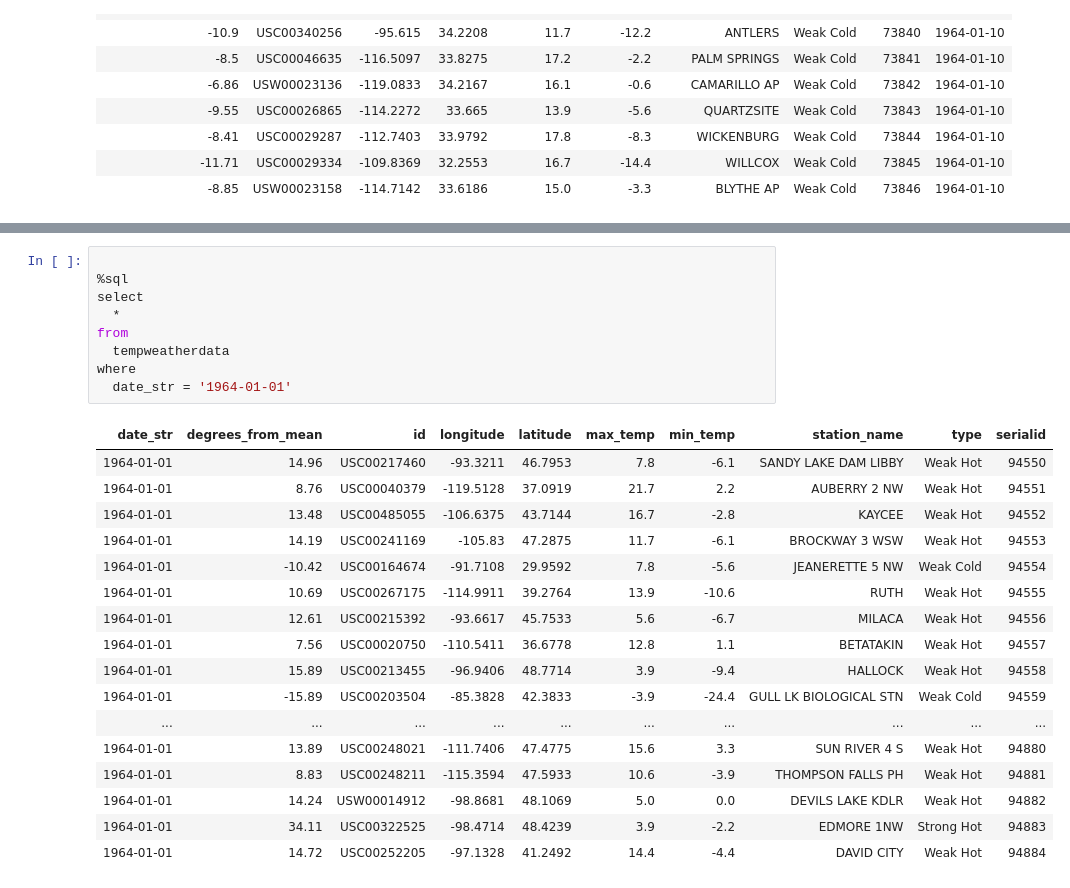
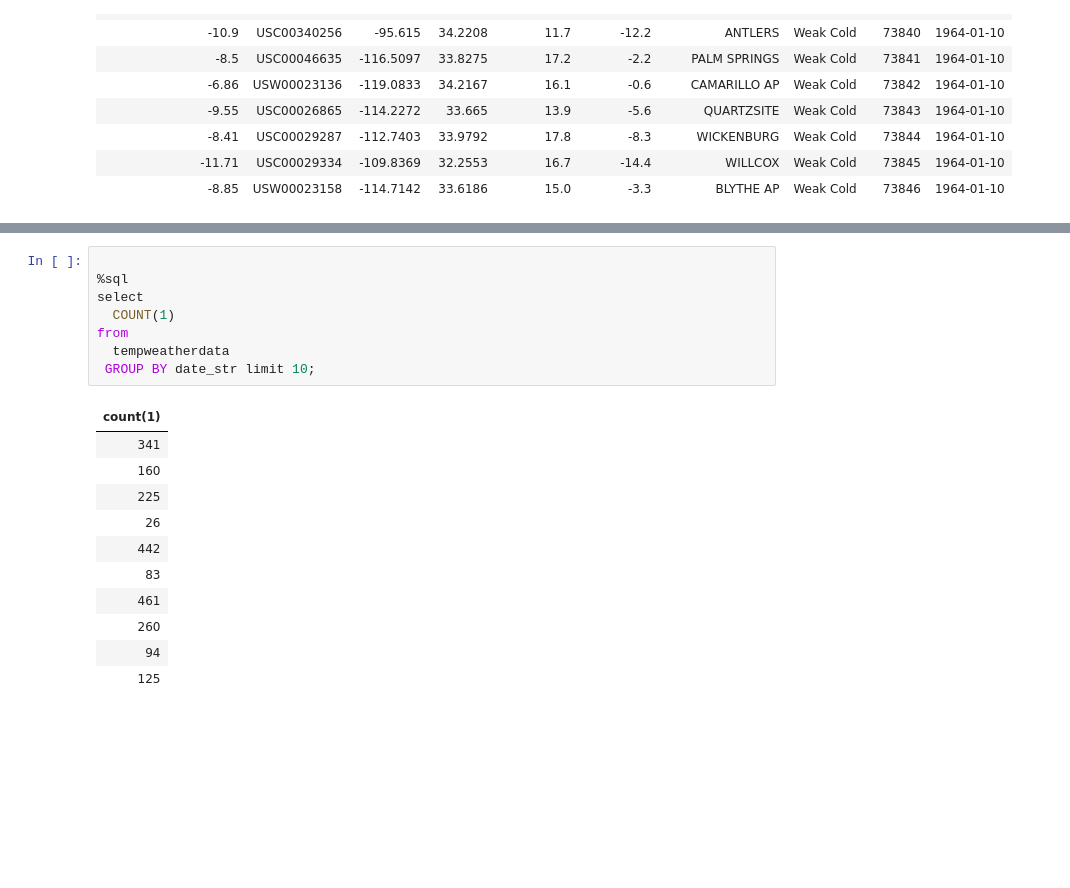
Before and after one commit to martandsingh/BigDataAnalytics, a Jupyter notebook: Spark/Tutorials/Lesson2 - deltatable-partitions.ipynb, the cells around one changed output, grey strips where cells are left out. Drawn from its saved outputs; the diff is of its cells as text; blank space fills up the shorter version.

```diff
--- a/Spark/Tutorials/Lesson2 - deltatable-partitions.ipynb
+++ b/Spark/Tutorials/Lesson2 - deltatable-partitions.ipynb
@@ -215,30 +204,23 @@ where
 # %%
 
 %sql
 select
-  *
+  COUNT(1)
 from
   tempweatherdata
-where
-  date_str = '1964-01-01'
+ GROUP BY date_str limit 10;
 # %% [output]
-| date_str | degrees_from_mean | id | longitude | latitude | max_temp | min_temp | station_name | type | serialid |
-| 1964-01-01 | 14.96 | USC00217460 | -93.3211 | 46.7953 | 7.8 | -6.1 | SANDY LAKE DAM LIBBY | Weak Hot | 94550 |
-| 1964-01-01 | 8.76 | USC00040379 | -119.5128 | 37.0919 | 21.7 | 2.2 | AUBERRY 2 NW | Weak Hot | 94551 |
-| 1964-01-01 | 13.48 | USC00485055 | -106.6375 | 43.7144 | 16.7 | -2.8 | KAYCEE | Weak Hot | 94552 |
-| 1964-01-01 | 14.19 | USC00241169 | -105.83 | 47.2875 | 11.7 | -6.1 | BROCKWAY 3 WSW | Weak Hot | 94553 |
-| 1964-01-01 | -10.42 | USC00164674 | -91.7108 | 29.9592 | 7.8 | -5.6 | JEANERETTE 5 NW | Weak Cold | 94554 |
-| 1964-01-01 | 10.69 | USC00267175 | -114.9911 | 39.2764 | 13.9 | -10.6 | RUTH | Weak Hot | 94555 |
-| 1964-01-01 | 12.61 | USC00215392 | -93.6617 | 45.7533 | 5.6 | -6.7 | MILACA | Weak Hot | 94556 |
-| 1964-01-01 | 7.56 | USC00020750 | -110.5411 | 36.6778 | 12.8 | 1.1 | BETATAKIN | Weak Hot | 94557 |
-| 1964-01-01 | 15.89 | USC00213455 | -96.9406 | 48.7714 | 3.9 | -9.4 | HALLOCK | Weak Hot | 94558 |
-| 1964-01-01 | -15.89 | USC00203504 | -85.3828 | 42.3833 | -3.9 | -24.4 | GULL LK BIOLOGICAL STN | Weak Cold | 94559 |
-| ... | ... | ... | ... | ... | ... | ... | ... | ... | ... |
-| 1964-01-01 | 13.89 | USC00248021 | -111.7406 | 47.4775 | 15.6 | 3.3 | SUN RIVER 4 S | Weak Hot | 94880 |
-| 1964-01-01 | 8.83 | USC00248211 | -115.3594 | 47.5933 | 10.6 | -3.9 | THOMPSON FALLS PH | Weak Hot | 94881 |
-| 1964-01-01 | 14.24 | USW00014912 | -98.8681 | 48.1069 | 5.0 | 0.0 | DEVILS LAKE KDLR | Weak Hot | 94882 |
-| 1964-01-01 | 34.11 | USC00322525 | -98.4714 | 48.4239 | 3.9 | -2.2 | EDMORE 1NW | Strong Hot | 94883 |
-| 1964-01-01 | 14.72 | USC00252205 | -97.1328 | 41.2492 | 14.4 | -4.4 | DAVID CITY | Weak Hot | 94884 |
+| count(1) |
+| 341 |
+| 160 |
+| 225 |
+| 26 |
+| 442 |
+| 83 |
+| 461 |
+| 260 |
+| 94 |
+| 125 |
 # %%
 # So we can see the difference. In my case
 # Scenario                           Time
```
Also changed, not shown: parts of 3 cells of this notebook.
